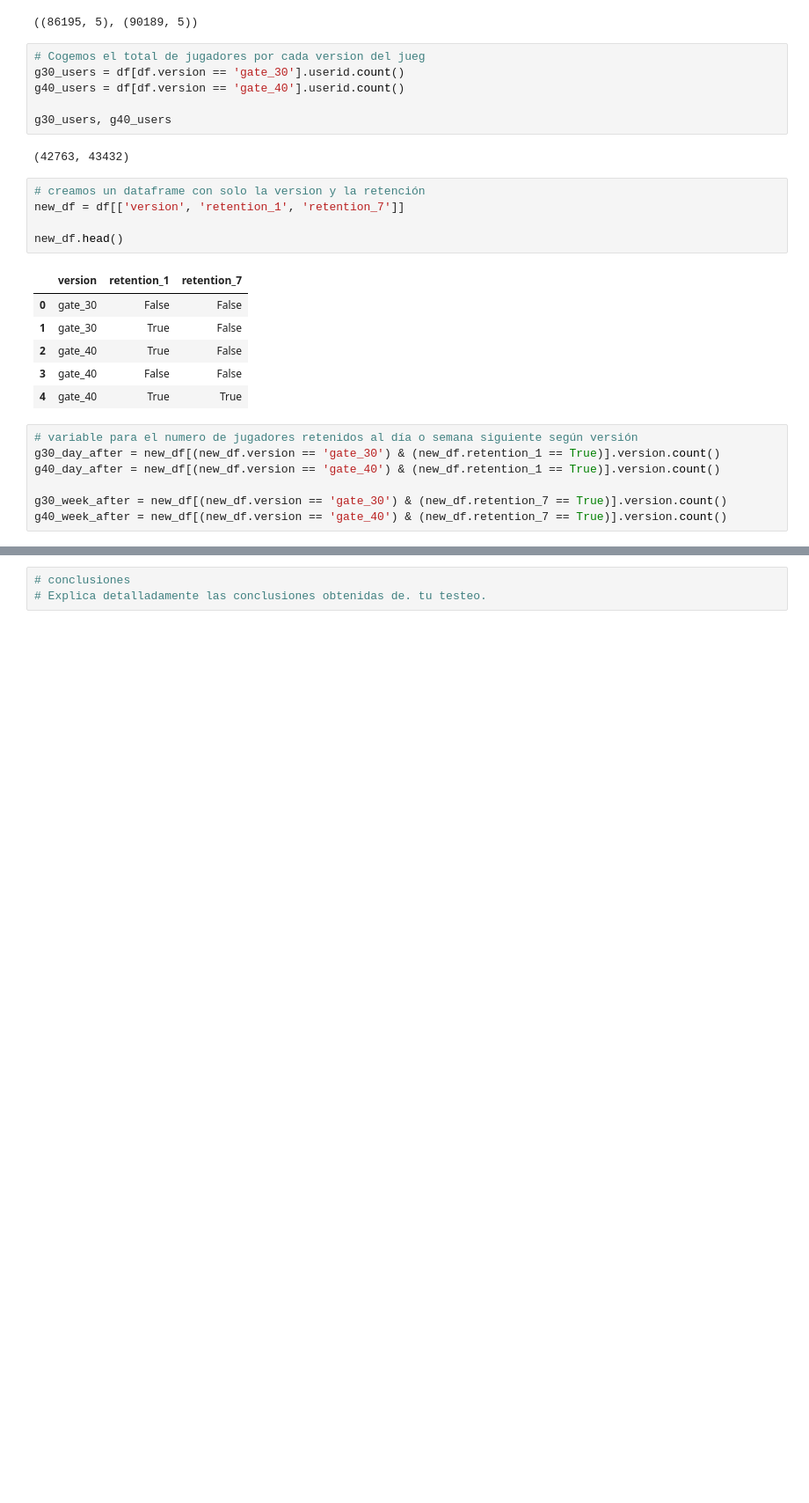
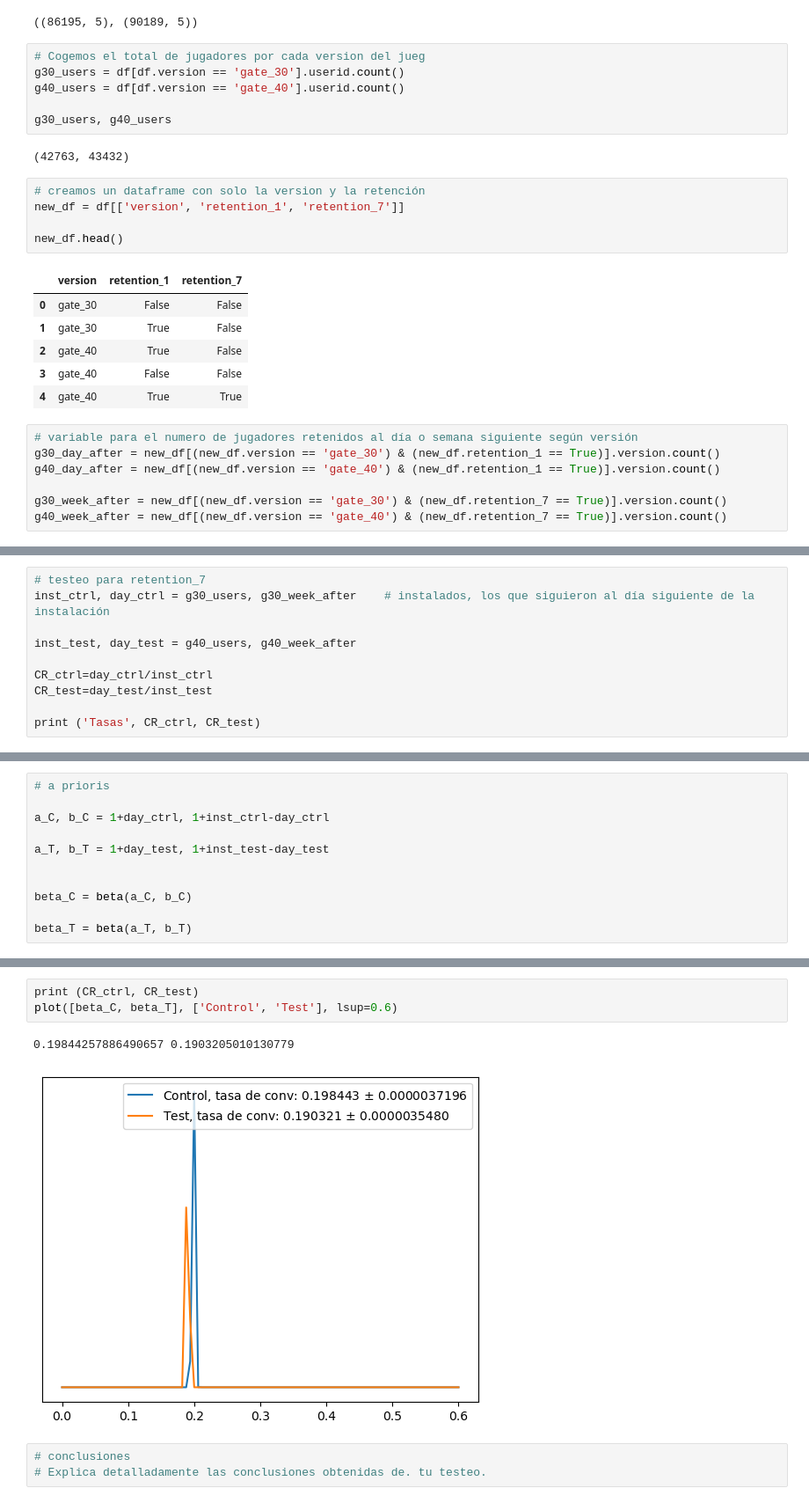
Before and after one commit to Kohkitos/6.4-lab_ab_testing_koh, a Jupyter notebook: lab-ab-test.ipynb, the cells around one changed output, grey strips where cells are left out. Shown at 88% size. Cells and saved outputs as stored; diff of their text form; blank space fills up the shorter version.

```diff
--- a/lab-ab-test.ipynb
+++ b/lab-ab-test.ipynb
@@ -115,0 +140,10 @@ prob
+# %%
+# testeo para retention_7
+inst_ctrl, day_ctrl = g30_users, g30_week_after    # instalados, los que siguieron al día siguiente de la instalación
+
+inst_test, day_test = g40_users, g40_week_after
+
+CR_ctrl=day_ctrl/inst_ctrl
+CR_test=day_test/inst_test
+
+print ('Tasas', CR_ctrl, CR_test)
@@ -115,0 +152,11 @@ prob
+# %%
+# a prioris
+
+a_C, b_C = 1+day_ctrl, 1+inst_ctrl-day_ctrl
+
+a_T, b_T = 1+day_test, 1+inst_test-day_test
+
+
+beta_C = beta(a_C, b_C)
+
+beta_T = beta(a_T, b_T)
@@ -116,3 +190,9 @@ prob
+# %%
+print (CR_ctrl, CR_test)
+plot([beta_C, beta_T], ['Control', 'Test'], lsup=0.6)
+# %% [output]
+0.19844257886490657 0.1903205010130779
+[figure, added]
 # %%
 # conclusiones
 # Explica detalladamente las conclusiones obtenidas de. tu testeo.
```
Also changed, not shown: parts of 16 cells of this notebook.
